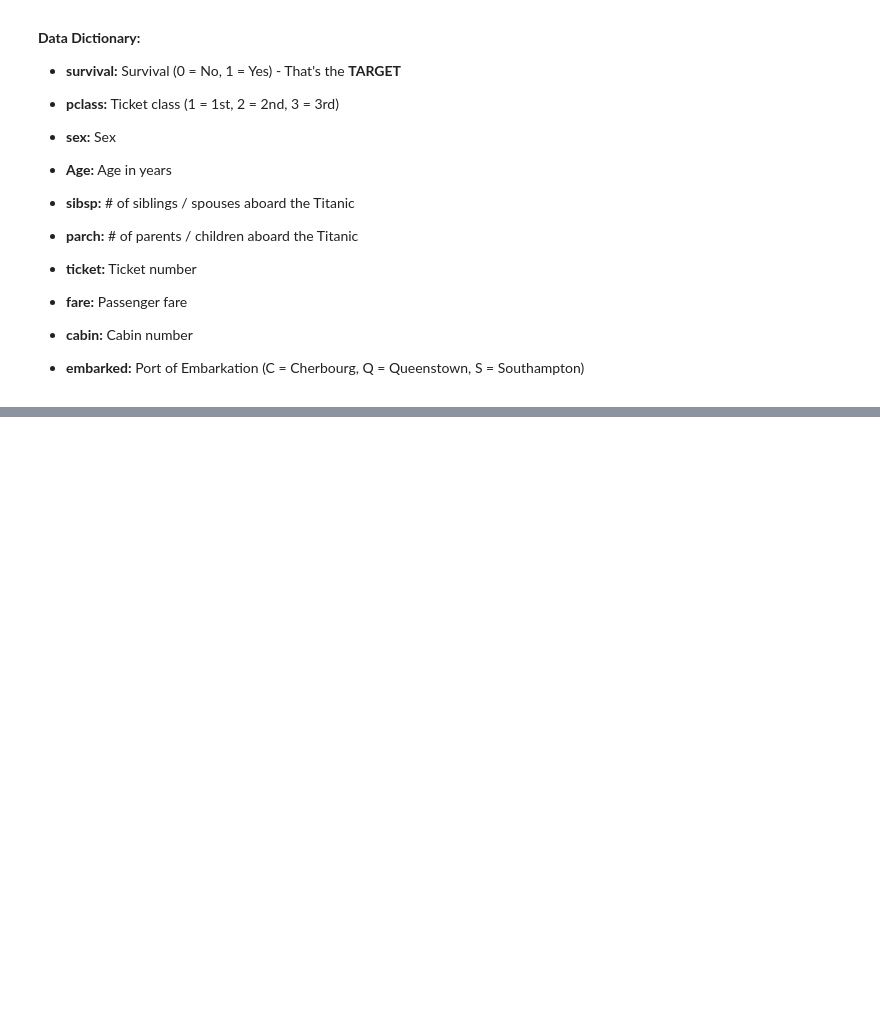
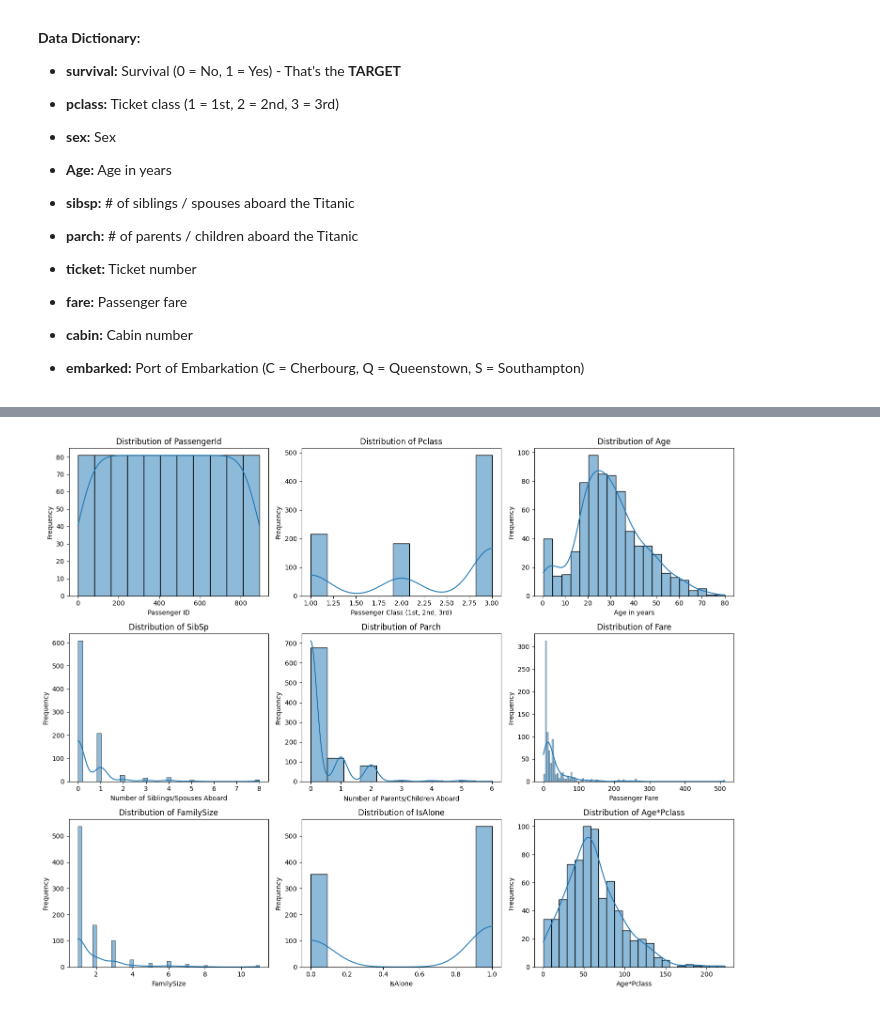
Before and after one commit to ArthurgLeonida/UFSC-DAS410108-Algorithms-DataToML, a Jupyter notebook: titanic.ipynb, the cells around one changed output, grey strips where cells are left out. Saved outputs shown, nothing was run; the diff lists cells and outputs as text; code cells hidden in the pictures; blank space fills up the shorter version.

```diff
--- a/titanic.ipynb
+++ b/titanic.ipynb
@@ -375,0 +389,5 @@ df_eng.head(5)
+# %%
+train_df_eng = df_eng.copy().drop(columns=['Survived'])
+print(train_df_eng.columns.to_list().__len__())
+print(df_eng.columns.to_list().__len__())
+train_df_eng.head(5)
@@ -375,0 +403,19 @@ df_eng.head(5)
+# %%
+numeric_features = train_df_eng.select_dtypes(include=['number']).columns
+num_plots = len(numeric_features)
+cols = 3
+rows = (num_plots + cols - 1) // cols
+
+plt.figure(figsize=(5 * cols, 4 * rows))
+
+for i, feature in enumerate(numeric_features):
+    plt.subplot(rows, cols, i + 1)
+    sns.histplot(train_df_eng[feature].dropna(), kde=True)
+    plt.title(f'Distribution of {feature}')
+    plt.xlabel(features_description.get(feature, feature))
+    plt.ylabel('Frequency')
+
+plt.tight_layout()
+plt.show()
+# %% [output]
+[figure, added]
```
Also changed, not shown: parts of 61 cells of this notebook, 5 other files.
